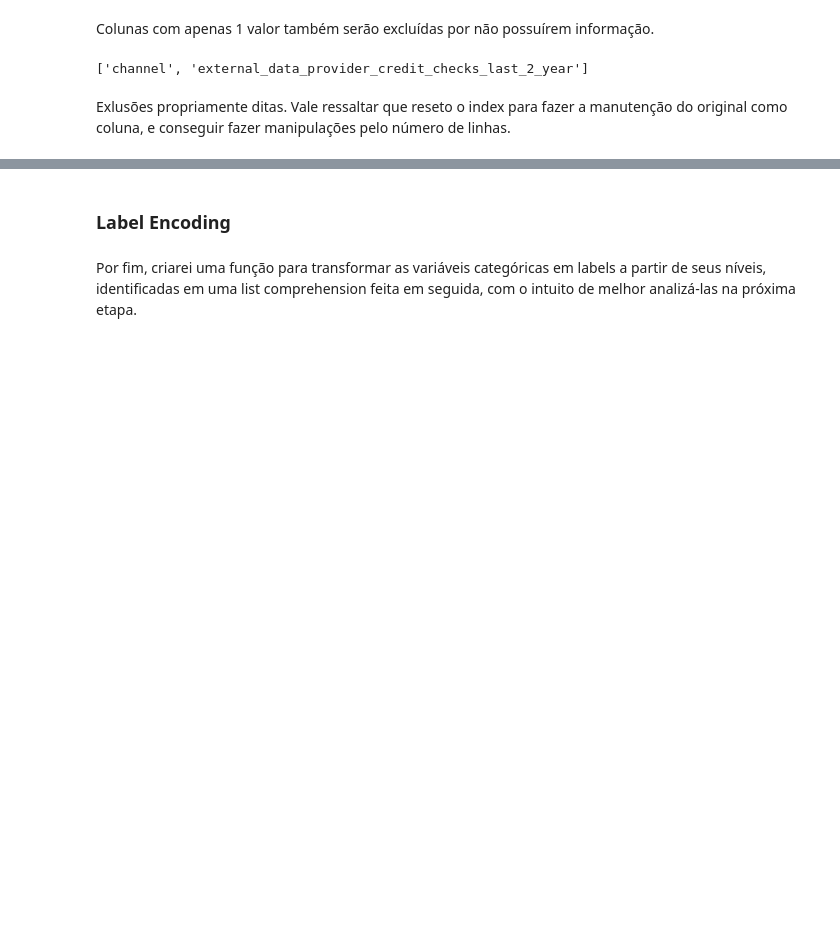
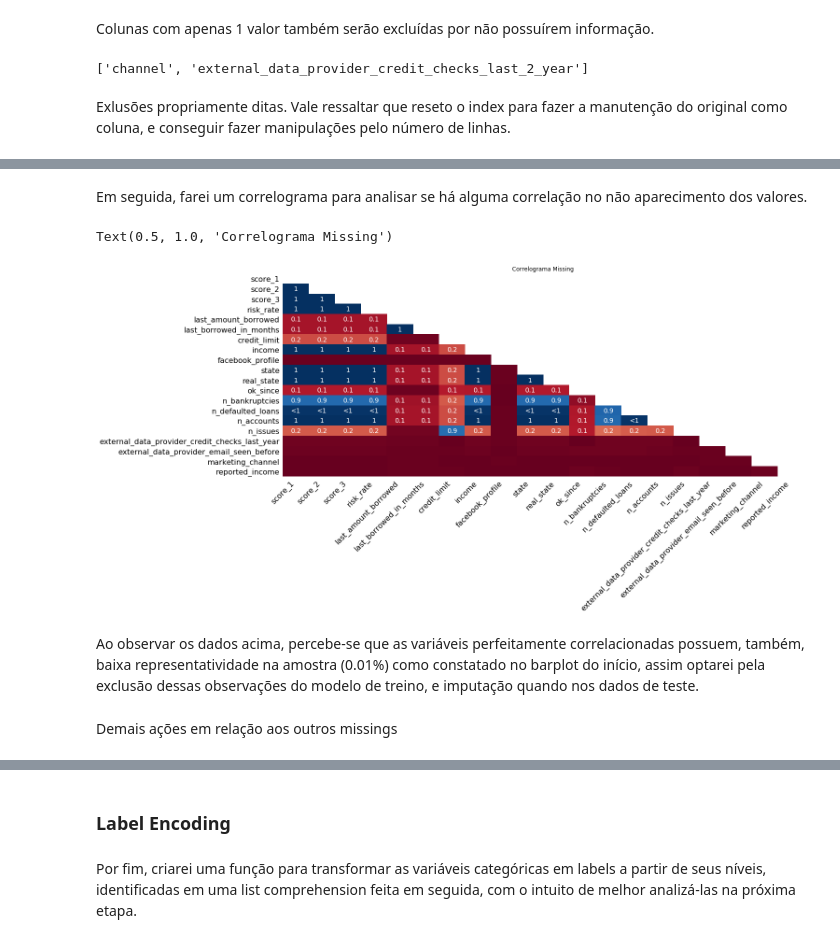
Before and after one commit to bicudorafa/-Development-Udacity_DataChallenge_Nubank, a Jupyter notebook: Case_Nubank.ipynb, the cells around one changed output, grey strips where cells are left out. Drawn from its saved outputs; the diff is of its cells as text; code cells hidden in the pictures; blank space fills up the shorter version.

```diff
--- a/Case_Nubank.ipynb
+++ b/Case_Nubank.ipynb
@@ -205,0 +259,12 @@ combo_X.reset_index(inplace=True)
+# %% [markdown]
+Em seguida, farei um correlograma para analisar se há alguma correlação no não aparecimento dos valores.
+# %%
+# Plot
+msno.heatmap(combo_X_null,figsize=(20,8));
+# Título
+plt.title('Correlograma Missing')
+# %% [output]
+Text(0.5, 1.0, 'Correlograma Missing')
+[figure, added]
+# %% [markdown]
+Ao observar os dados acima, percebe-se que as variáveis perfeitamente correlacionadas possuem, também, baixa representatividade na amostra (0.01%) como constatado no barplot do início, assim optarei pela exclusão dessas observações do modelo de treino, e imputação quando nos dados de teste.
@@ -205,0 +277,2 @@ combo_X.reset_index(inplace=True)
+# %% [markdown]
+Demais ações em relação aos outros missings
```
Also changed, not shown: parts of 50 cells of this notebook.
